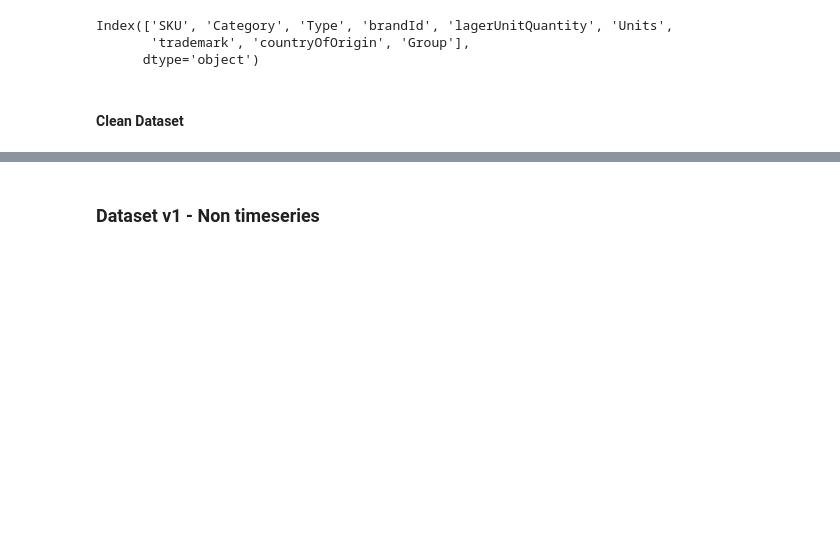
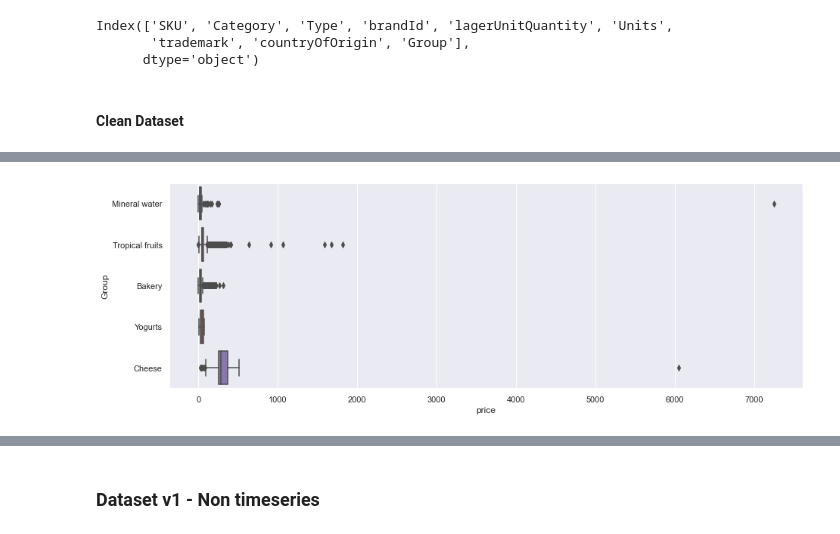
Before and after one commit to abroniewski/predicting-grocery-sales, a Jupyter notebook: src/generate_sales_subset.ipynb, the cells around one changed output, grey strips where cells are left out. Saved outputs shown, nothing was run; the diff lists cells and outputs as text; code cells hidden in the pictures; blank space fills up the shorter version.

```diff
--- a/src/generate_sales_subset.ipynb
+++ b/src/generate_sales_subset.ipynb
@@ -39,3 +42,5 @@ sales = pd.merge(sales, sku, how='left', on='SKU')
 # %%
 sales["qty"] = sales.sales
 sales = sales.drop(labels='sales', axis='columns')
+# %%
+sales = sales[["date", "SKU", "Category", "geoCluster", "Group", "price", "qty"]]
@@ -41,0 +74,8 @@ sales = sales.drop(labels='sales', axis='columns')
+# %%
+df_nts = copy( sales )
+df_nts = df_nts.dropna()
+
+# Later ToDo where price is 0 fix it.
+print(f"Percentage of price == 0 is {percentage_of_criterion_in_ds(df_nts['price'] == 0, df_nts)}")
+# drop it
+df_nts = df_nts.drop(df_nts[df_nts['price'] == 0].index, axis=0)
@@ -41,0 +99,7 @@ sales = sales.drop(labels='sales', axis='columns')
+# %%
+# boxplot_data = df_nts[np.intersect1d(df_nts.columns, ["price", "qty"])]
+# sns.boxplot(data=boxplot_data)
+sns.set(rc = {'figure.figsize':(15,5)})
+ax = sns.boxplot(x="price", y="Group", data=df_nts, orient="h")
+# %% [output]
+[figure, added]
```
Also changed, not shown: parts of 22 cells of this notebook.
